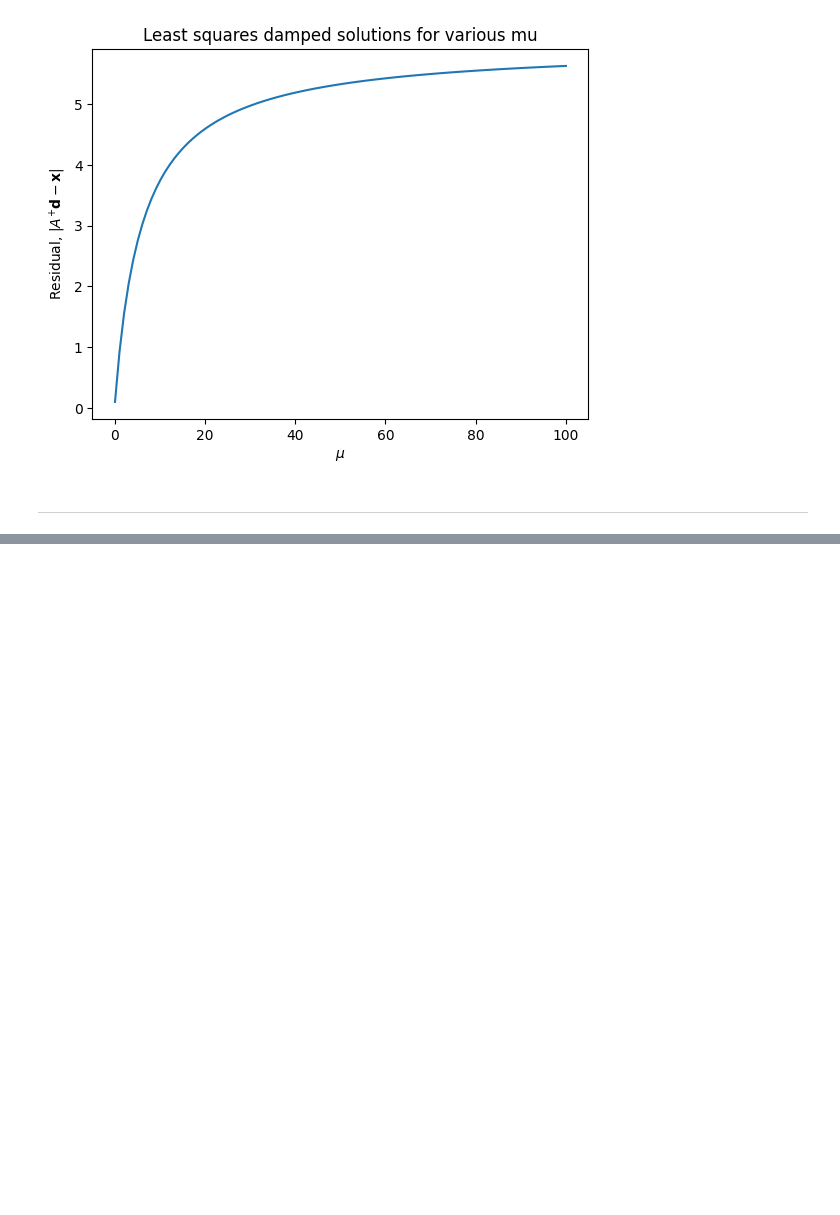
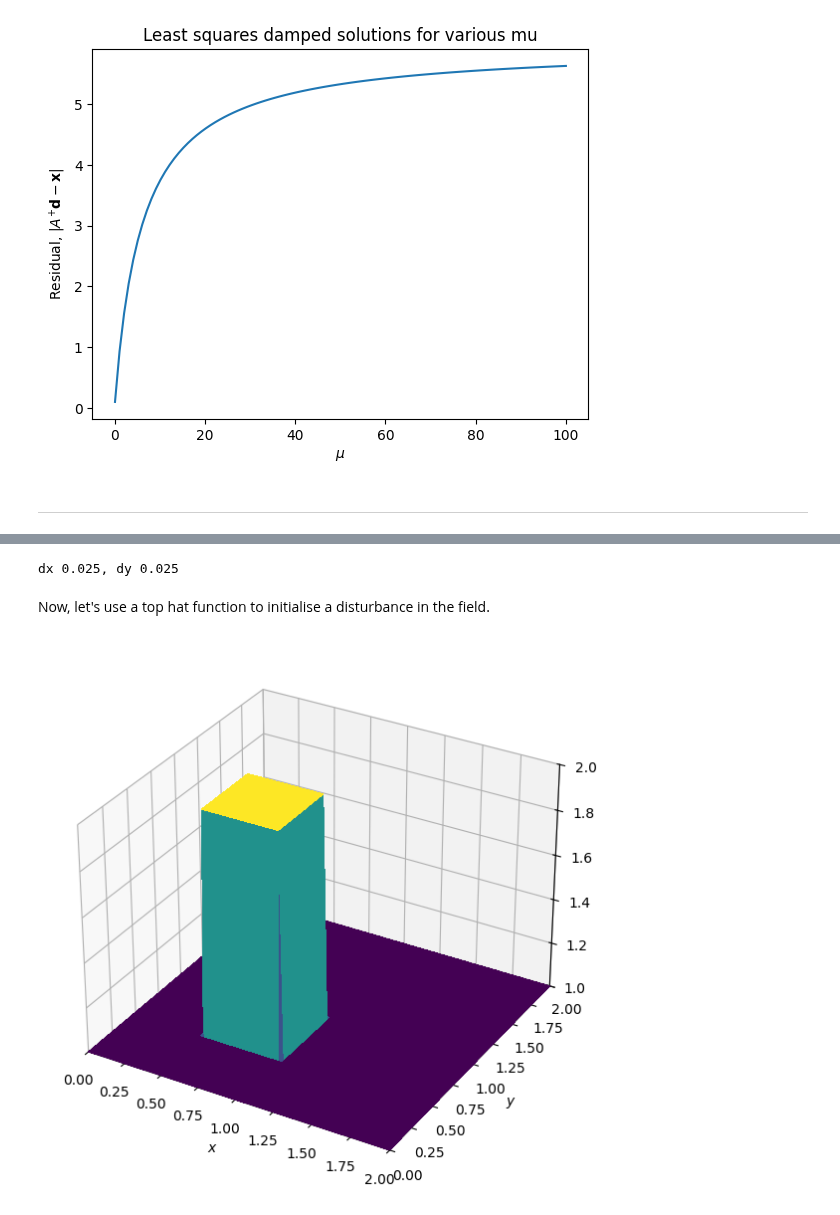
Before and after one commit to nocturnal-luke/Geophysical-inversion-undergraduate, a Jupyter notebook: cheatsheet.ipynb, the cells around one changed output, grey strips where cells are left out. Saved outputs shown, nothing was run; the diff lists cells and outputs as text; code cells hidden in the pictures; blank space fills up the shorter version.

```diff
--- a/cheatsheet.ipynb
+++ b/cheatsheet.ipynb
@@ -1291,0 +1355,35 @@ Text(0, 0.5, 'Residual, $|A^{+}\\mathbf{d} - \\mathbf{x}|$')
+# %%
+# First, setting up our mesh and time stepping parameters
+
+nx = 81 # grid points in x dim
+ny = 81 # grid points in y dim
+
+nt = 100 # Number of time steps
+c = 1. # advection speed
+
+x_extent = 2.
+y_extent = 2.
+
+# mesh spacings
+dx = x_extent / (nx - 1)
+dy = y_extent / (ny - 1)
+
+print("dx %s, dy %s" % (dx, dy))
+
+sigma = .2
+dt = sigma * dx # Time step
+# %% [output]
+dx 0.025, dy 0.025
+# %% [markdown]
+Now, let's use a top hat function to initialise a disturbance in the field.
+# %%
+%matplotlib inline
+
+# Create field and assign initial conditions
+u = np.empty((nx, ny))
+init_hat(field=u, dx=dx, dy=dy, value=2.) # creating an initial distrubance in the field
+
+# Plot initial condition
+plot_field(u)
+# %% [output]
+[figure, added]
```
Also changed, not shown: parts of 8 cells of this notebook.
